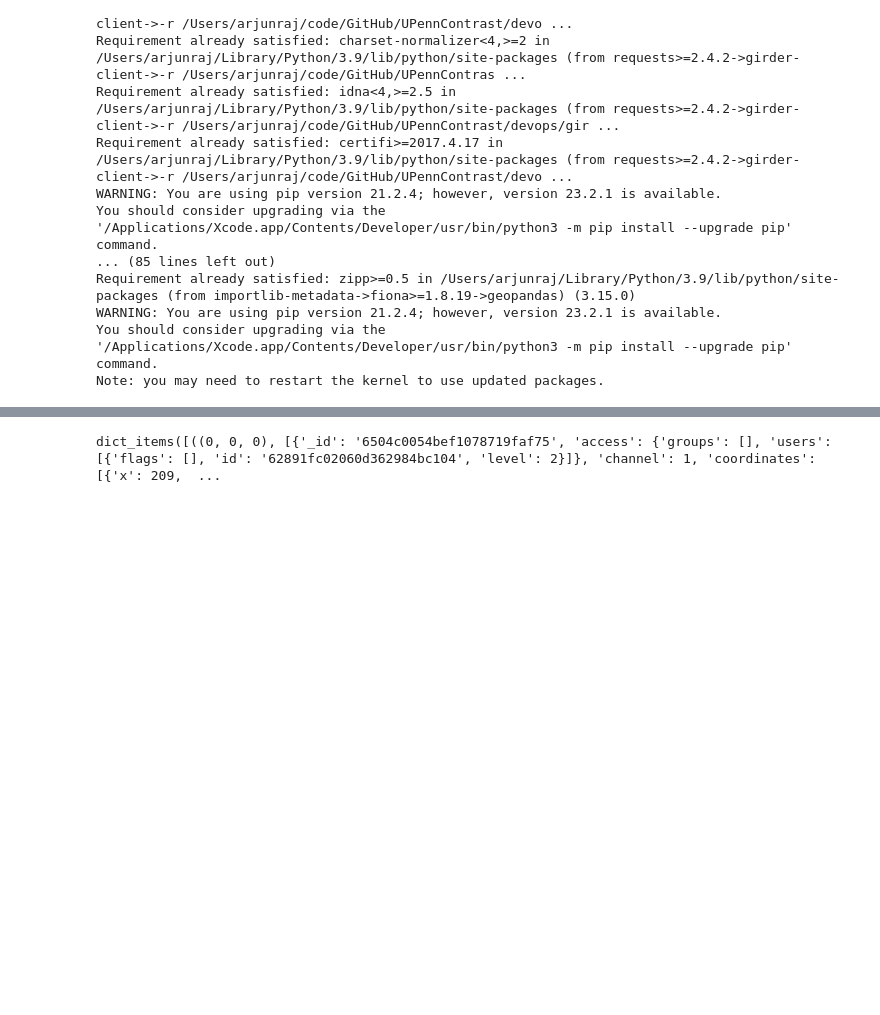
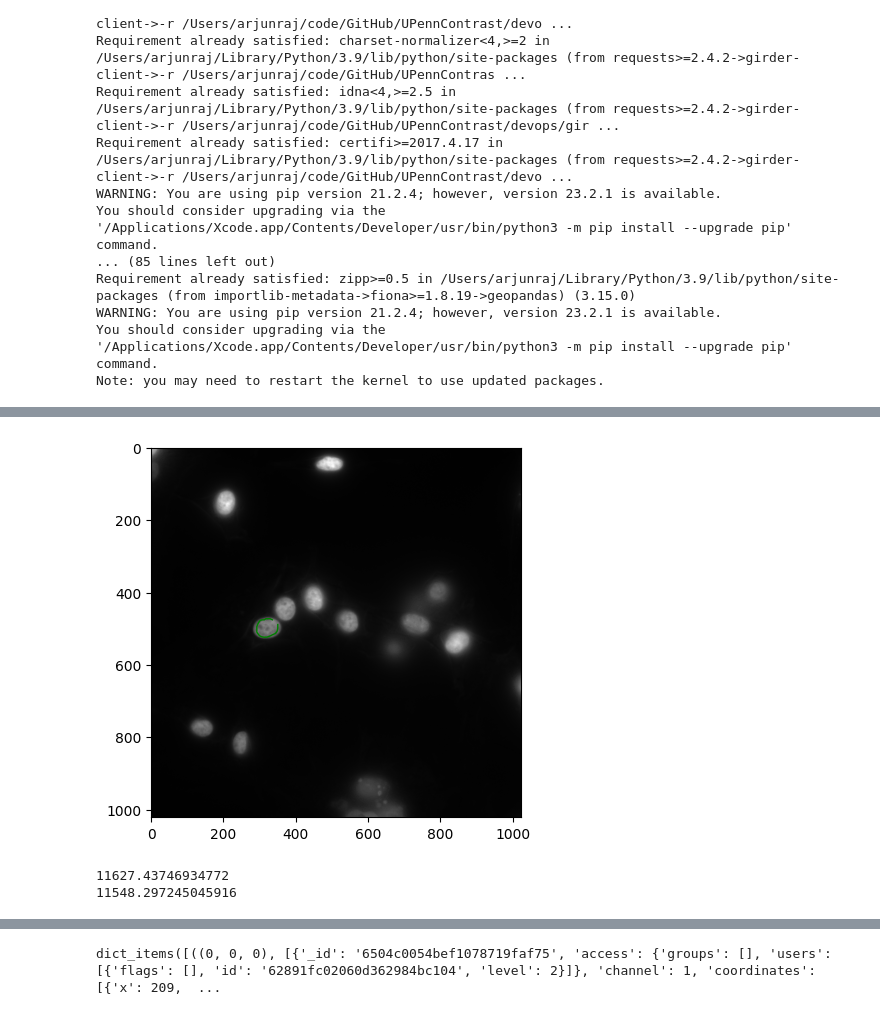
Before and after one commit to arjunrajlaboratory/nimbus_sandboxes, a Jupyter notebook: test_blob_intensity_calculations.ipynb, the cells around one changed output, grey strips where cells are left out. Drawn from its saved outputs; the diff is of its cells as text; code cells hidden in the pictures; blank space fills up the shorter version.

```diff
--- a/test_blob_intensity_calculations.ipynb
+++ b/test_blob_intensity_calculations.ipynb
@@ -123,0 +171,6 @@ print(image.shape)
+# %%
+plt.imshow(image, cmap='gray')
+plt.plot(polygon[:, 1], polygon[:, 0], color='green', linewidth=1)  # Draw polygon
+plt.show()
+# %% [output]
+[figure, added]
@@ -123,0 +192,9 @@ print(image.shape)
+# %%
+intensities = image[annulus_mask]
+intensities2 = image[annulus_mask2]
+
+print(intensities.mean())
+print(intensities2.mean())
+# %% [output]
+11627.43746934772
+11548.297245045916
```
Also changed, not shown: parts of 13 cells of this notebook, 1 other file.
